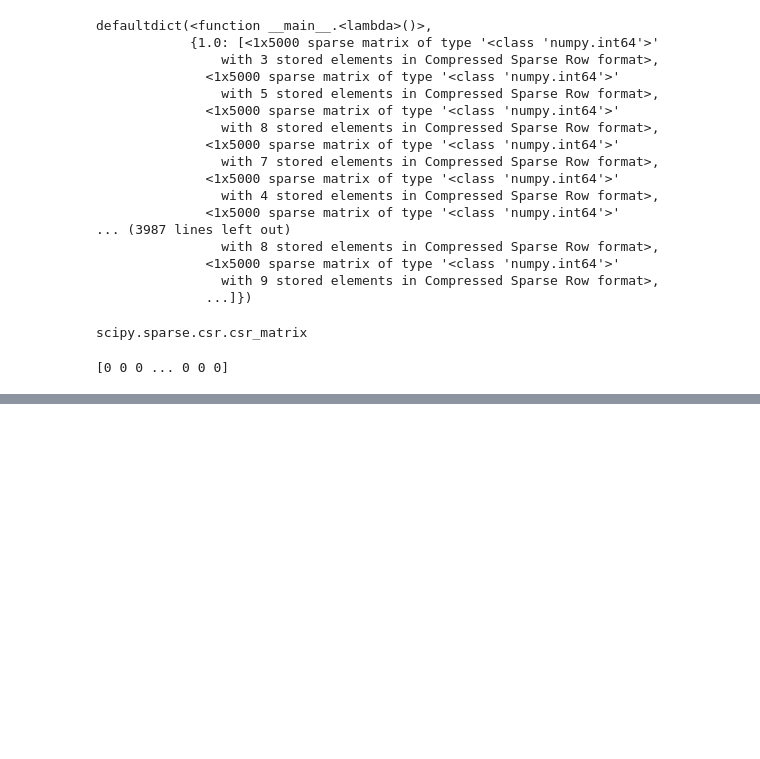
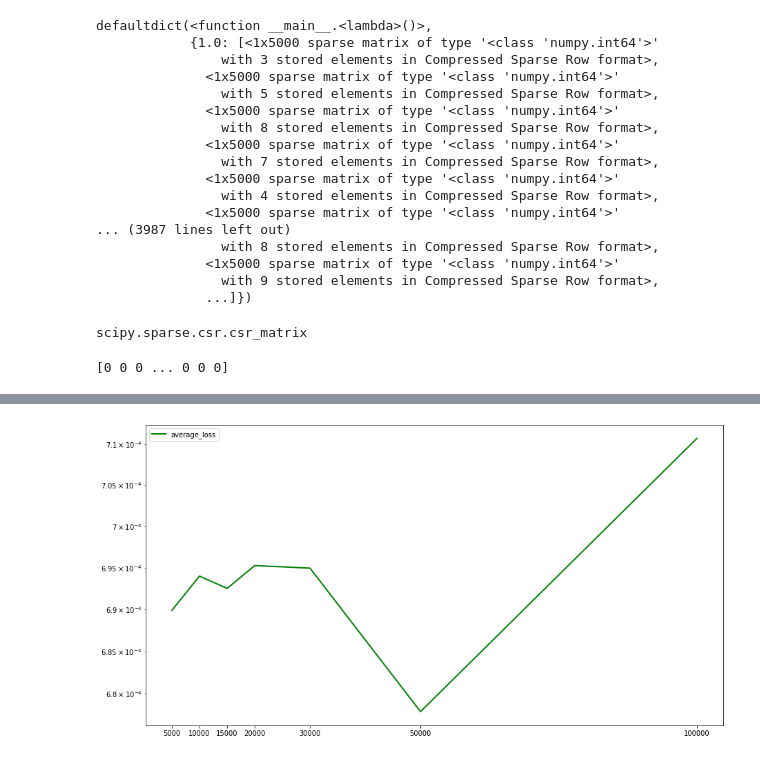
Before and after one commit to 92612ShiyuQiu/Twitter-Sentiment-Analysis, a Jupyter notebook: models/RNN.ipynb, the cells around one changed output, grey strips where cells are left out. Saved outputs shown, nothing was run; the diff lists cells and outputs as text; code cells hidden in the pictures; blank space fills up the shorter version.

```diff
--- a/models/RNN.ipynb
+++ b/models/RNN.ipynb
@@ -311,0 +569,2 @@ for l_rate in learning_rates:
+# %%
+optimal_learning_rate = 0.005
@@ -312,6 +707,8 @@ for l_rate in learning_rates:
 # %%
 plt.rcParams['figure.figsize'] = (15.0, 8.0)
-plt.semilogy(learning_rates, learning_size_losses, label='average_loss', linewidth=2, c='b')
-plt.xticks(sizes)
+plt.semilogy(n_iters, n_iters_losses, label='average_loss', linewidth=2, c='g')
+plt.xticks(n_iters)
 plt.legend()
 plt.show()
+# %% [output]
+[figure, added]
```
Also changed, not shown: parts of 19 cells of this notebook, 2 other files.
